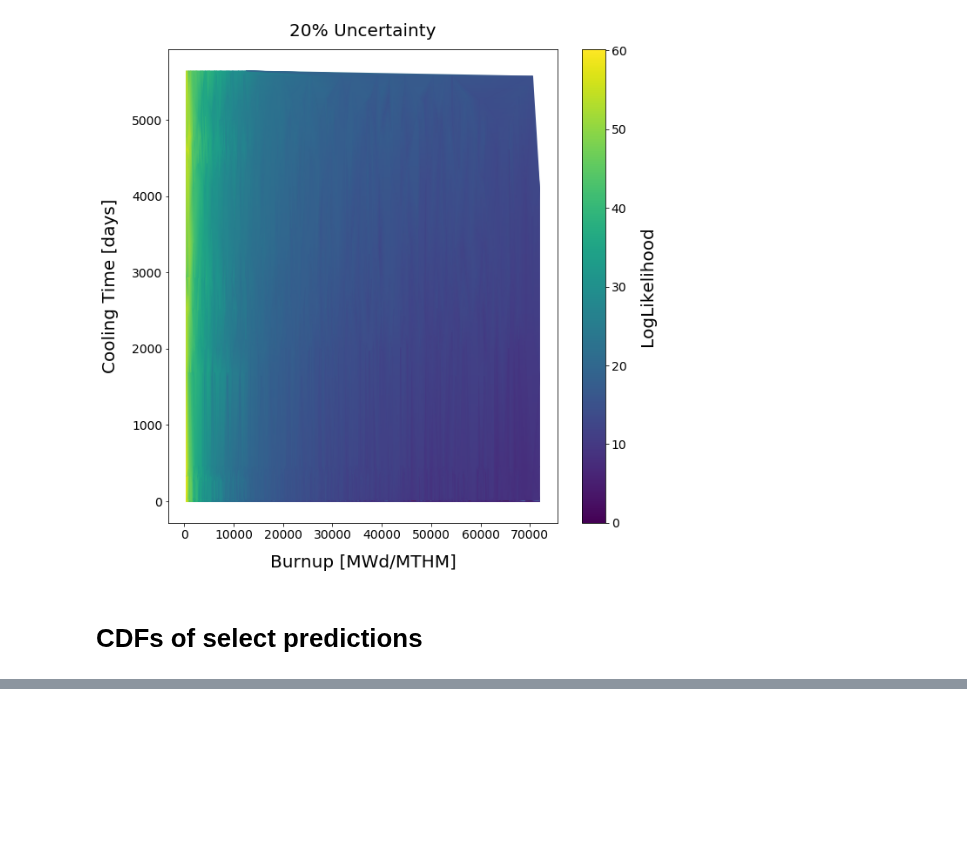
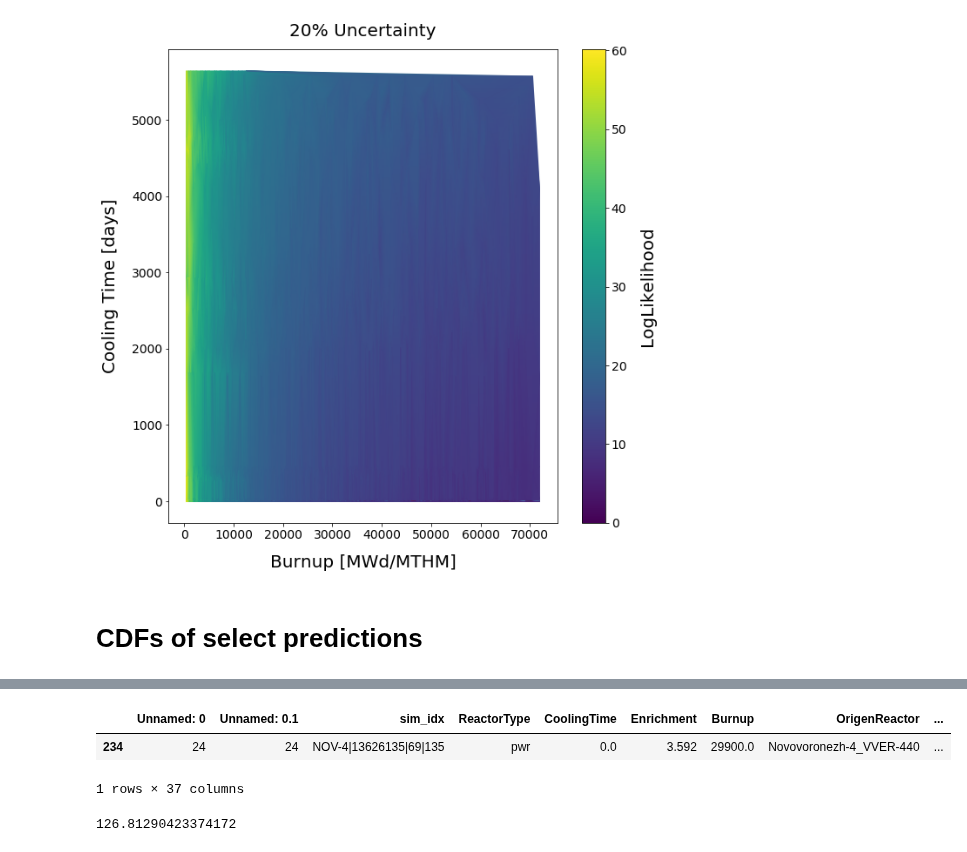
Before and after one commit to opotowsky/like-me-fuel, a Jupyter notebook: jupyter_notebooks/htc_mll_results.ipynb, the cells around one changed output, grey strips where cells are left out. Saved outputs shown, nothing was run; the diff lists cells and outputs as text; code cells hidden in the pictures; blank space fills up the shorter version.

```diff
--- a/jupyter_notebooks/htc_mll_results.ipynb
+++ b/jupyter_notebooks/htc_mll_results.ipynb
@@ -152,0 +100,7 @@ plt.show()
+# %%
+maxLL = df2['MaxLogLL'].max()#quantile(1, interpolation='higher')
+df2.loc[df2['MaxLogLL'] == maxLL]
+# %% [output]
+|  | Unnamed: 0 | Unnamed: 0.1 | sim_idx | ReactorType | CoolingTime | Enrichment | Burnup | OrigenReactor | ... |
+| 234 | 24 | 24 | NOV-4|13626135|69|135 | pwr | 0.0 | 3.592 | 29900.0 | Novovoronezh-4_VVER-440 | ... |
+1 rows × 37 columns
@@ -152,0 +110,4 @@ plt.show()
+# %%
+df0['2ndMaxLogLL'].iloc[23922]
+# %% [output]
+126.81290423374172
```
Also changed, not shown: parts of 11 cells of this notebook.
